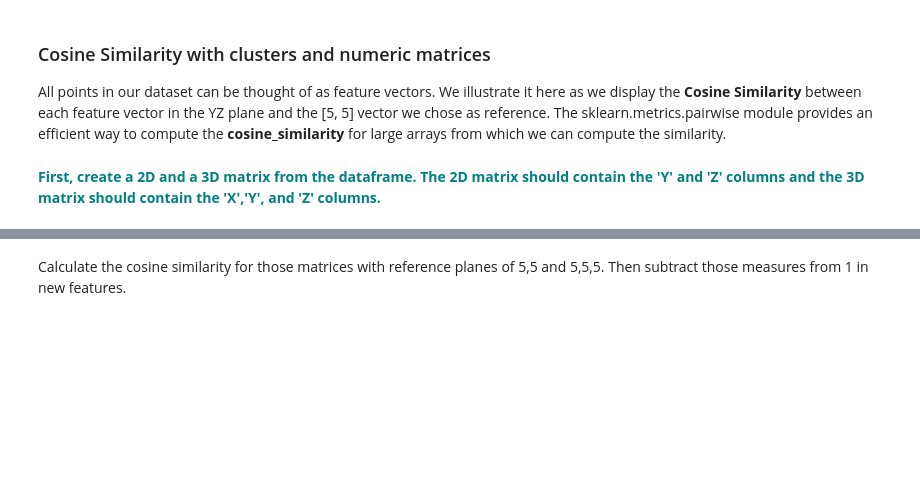
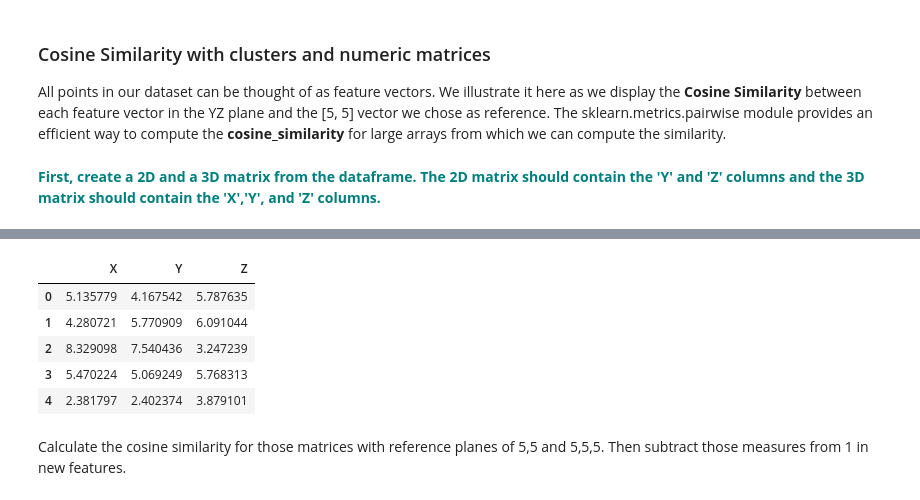
Before and after one commit to villafue/Machine_Learning_Notes, a Jupyter notebook: Unsupervised Learning/Cosine Similarity/Cosine_Similarity_Case_Study.ipynb, the cells around one changed output, grey strips where cells are left out. Saved outputs shown, nothing was run; the diff lists cells and outputs as text; code cells hidden in the pictures; blank space fills up the shorter version.

```diff
--- a/Unsupervised Learning/Cosine Similarity/Cosine_Similarity_Case_Study.ipynb
+++ b/Unsupervised Learning/Cosine Similarity/Cosine_Similarity_Case_Study.ipynb
@@ -26,3 +51,13 @@ All points in our dataset can be thought of as feature vectors. We illustrate it
+# %%
+mat = df[['X', 'Y', 'Z']]
+mat.head()
+# %% [output]
+|  | X | Y | Z |
+| 0 | 5.135779 | 4.167542 | 5.787635 |
+| 1 | 4.280721 | 5.770909 | 6.091044 |
+| 2 | 8.329098 | 7.540436 | 3.247239 |
+| 3 | 5.470224 | 5.069249 | 5.768313 |
+| 4 | 2.381797 | 2.402374 | 3.879101 |
 # %% [markdown]
 Calculate the cosine similarity for those matrices with reference planes of 5,5 and 5,5,5. Then subtract those measures from 1 in new features.
 # %%
```
Also changed, not shown: parts of 15 cells of this notebook.
